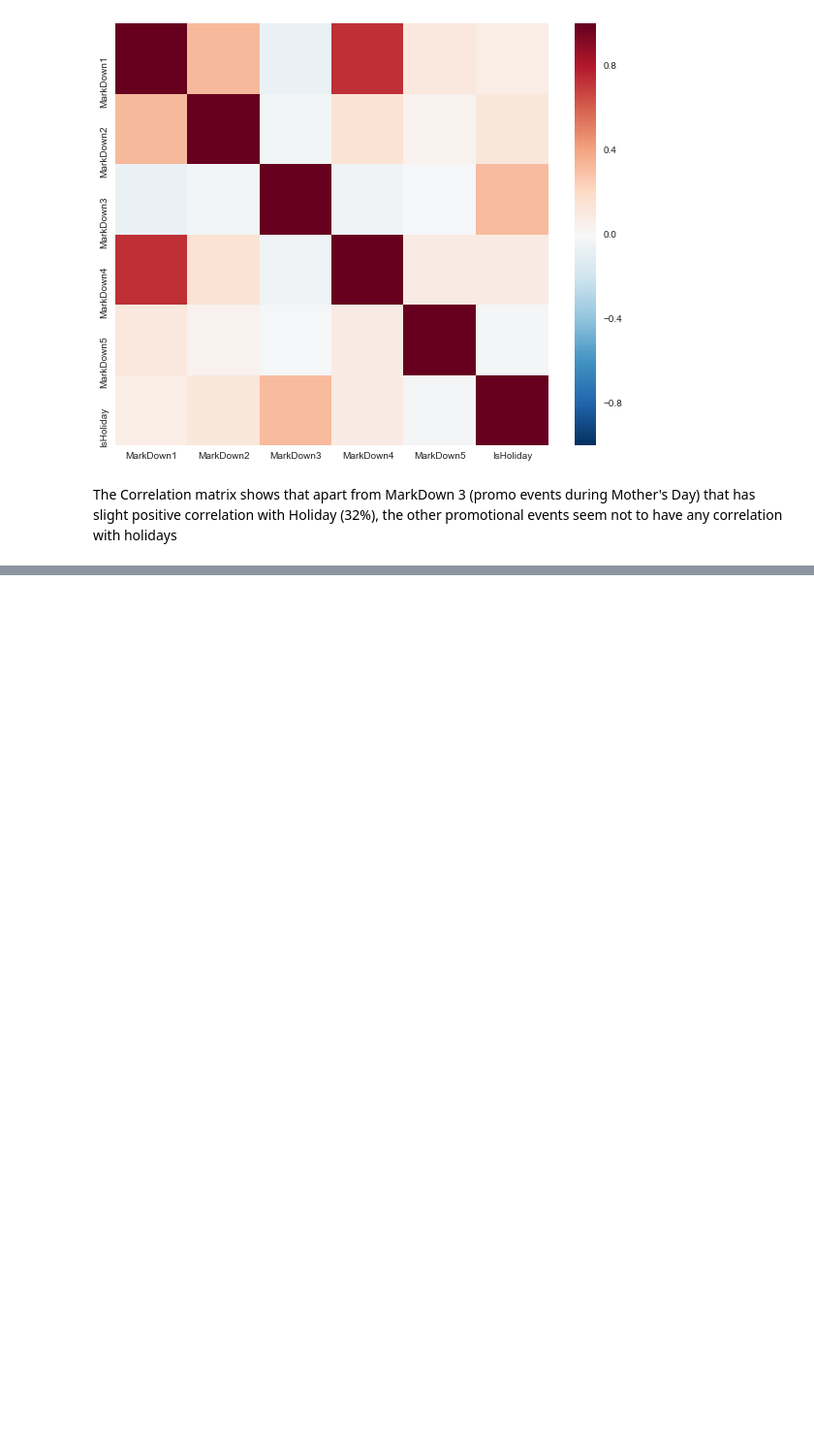
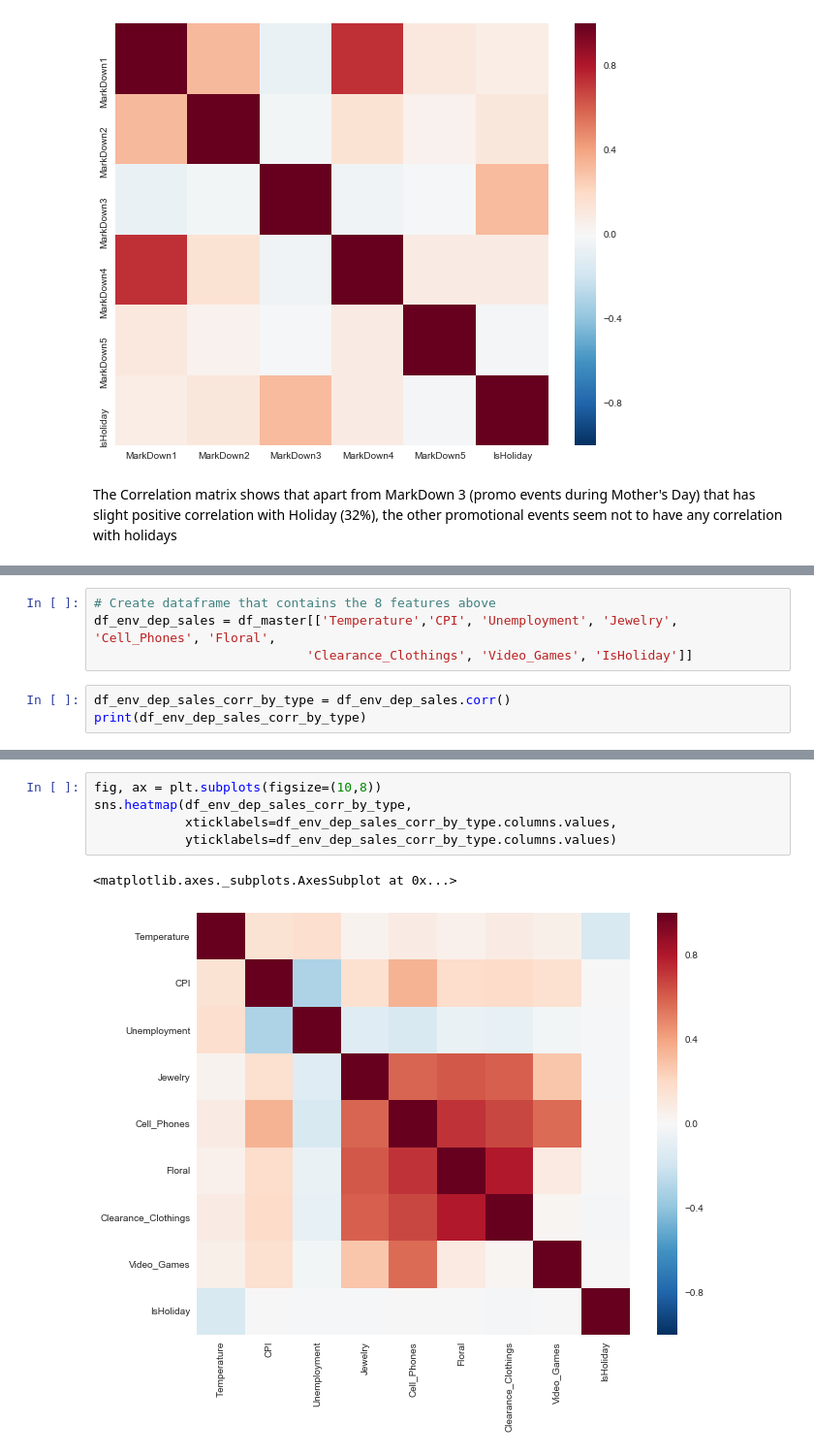
Before and after one commit to druchefavour/retailer_project, a Jupyter notebook: CODEBASE 2 Data - Exploration.ipynb, the cells around one changed output, grey strips where cells are left out. Shown at 97% size. Drawn from its saved outputs; the diff is of its cells as text; blank space fills up the shorter version.

```diff
--- a/CODEBASE 2 Data - Exploration.ipynb
+++ b/CODEBASE 2 Data - Exploration.ipynb
@@ -319,0 +380,7 @@ The Correlation matrix shows that apart from MarkDown 3 (promo events during Mot
+# %%
+# Create dataframe that contains the 8 features above
+df_env_dep_sales = df_master[['Temperature','CPI', 'Unemployment', 'Jewelry', 'Cell_Phones', 'Floral',
+                            'Clearance_Clothings', 'Video_Games', 'IsHoliday']]
+# %%
+df_env_dep_sales_corr_by_type = df_env_dep_sales.corr()
+print(df_env_dep_sales_corr_by_type)
@@ -319,0 +405,8 @@ The Correlation matrix shows that apart from MarkDown 3 (promo events during Mot
+# %%
+fig, ax = plt.subplots(figsize=(10,8))
+sns.heatmap(df_env_dep_sales_corr_by_type,
+            xticklabels=df_env_dep_sales_corr_by_type.columns.values,
+            yticklabels=df_env_dep_sales_corr_by_type.columns.values)
+# %% [output]
+<matplotlib.axes._subplots.AxesSubplot at 0x...>
+[figure, added]
```
Also changed, not shown: parts of 22 cells of this notebook, 3 other files.
